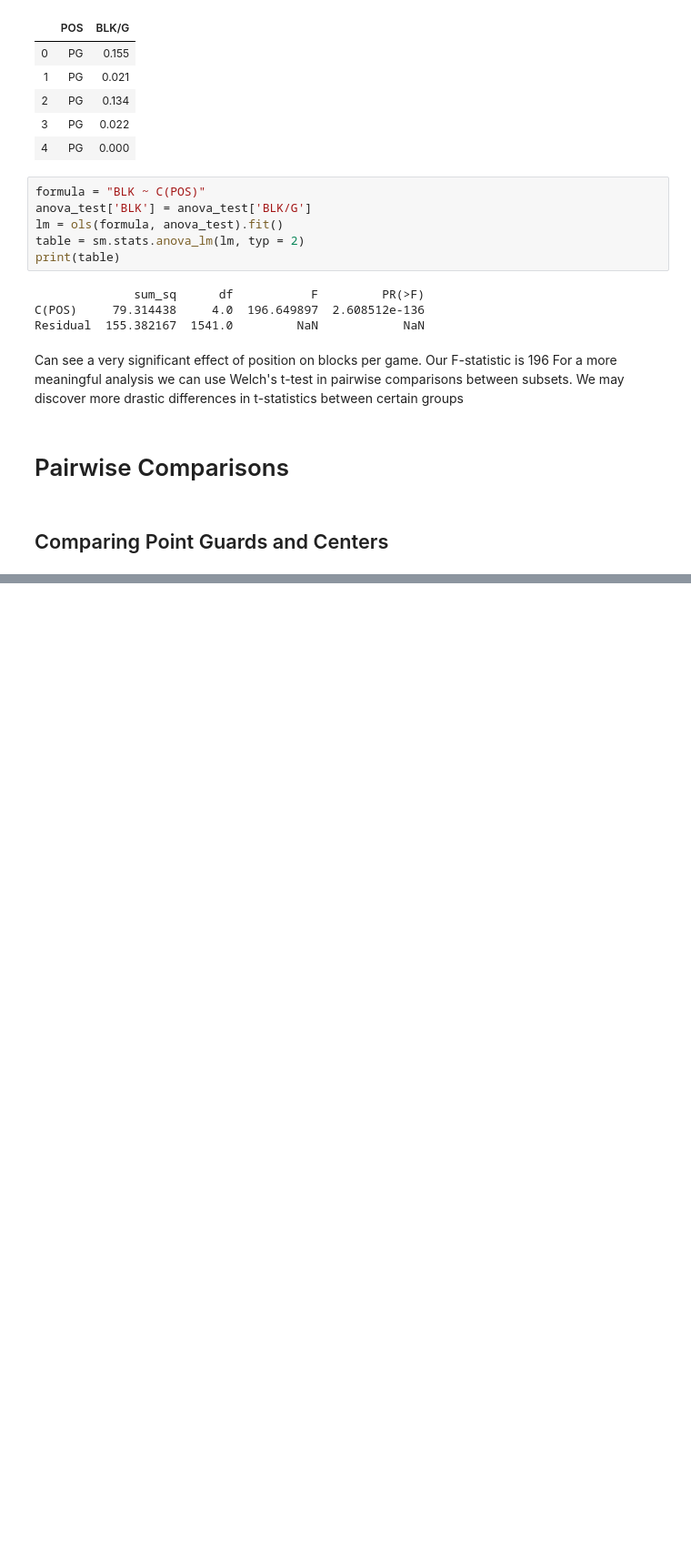
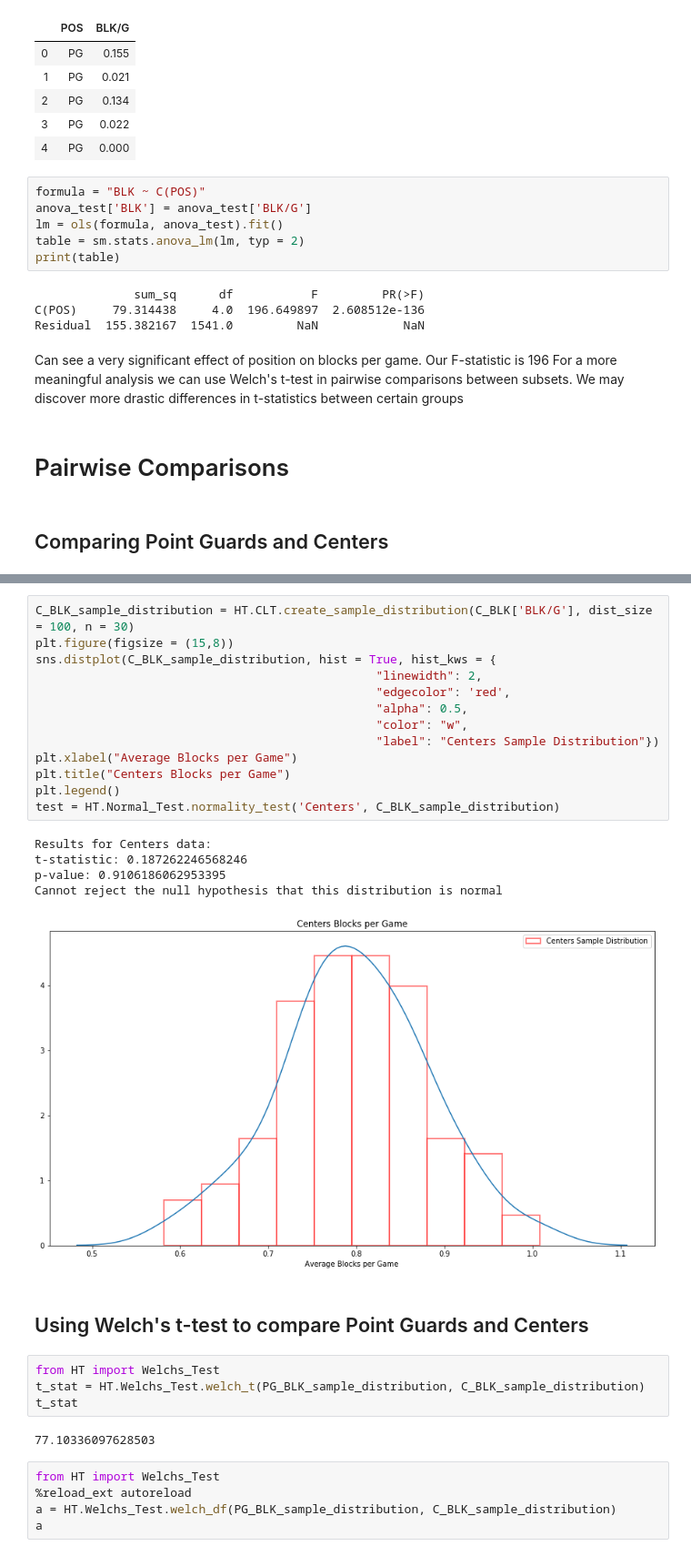
Before and after one commit to DanBaumann/NBA-Hypothesis-Tests, a Jupyter notebook: Dans_Work/New Hypothesis.ipynb, the cells around one changed output, grey strips where cells are left out. Shown at 91% size. Saved outputs shown, nothing was run; the diff lists cells and outputs as text; blank space fills up the shorter version.

```diff
--- a/Dans_Work/New Hypothesis.ipynb
+++ b/Dans_Work/New Hypothesis.ipynb
@@ -133,0 +193,32 @@ ht.sampling.create_sample_distribution(PG_BLK['BLK/G'])
+# %%
+C_BLK_sample_distribution = HT.CLT.create_sample_distribution(C_BLK['BLK/G'], dist_size = 100, n = 30)
+plt.figure(figsize = (15,8))
+sns.distplot(C_BLK_sample_distribution, hist = True, hist_kws = {
+                                                "linewidth": 2,
+                                                "edgecolor": 'red',
+                                                "alpha": 0.5,
+                                                "color": "w",
+                                                "label": "Centers Sample Distribution"})
+plt.xlabel("Average Blocks per Game")
+plt.title("Centers Blocks per Game")
+plt.legend()
+test = HT.Normal_Test.normality_test('Centers', C_BLK_sample_distribution)
+# %% [output]
+Results for Centers data:
+t-statistic: 0.187262246568246
+p-value: 0.9106186062953395
+Cannot reject the null hypothesis that this distribution is normal
+[figure, added]
+# %% [markdown]
+## Using Welch's t-test to compare Point Guards and Centers
+# %%
+from HT import Welchs_Test
+t_stat = HT.Welchs_Test.welch_t(PG_BLK_sample_distribution, C_BLK_sample_distribution)
+t_stat
+# %% [output]
+77.10336097628503
+# %%
+from HT import Welchs_Test
+%reload_ext autoreload
+a = HT.Welchs_Test.welch_df(PG_BLK_sample_distribution, C_BLK_sample_distribution)
+a
```
Also changed, not shown: parts of 11 cells of this notebook, 2 other files.
